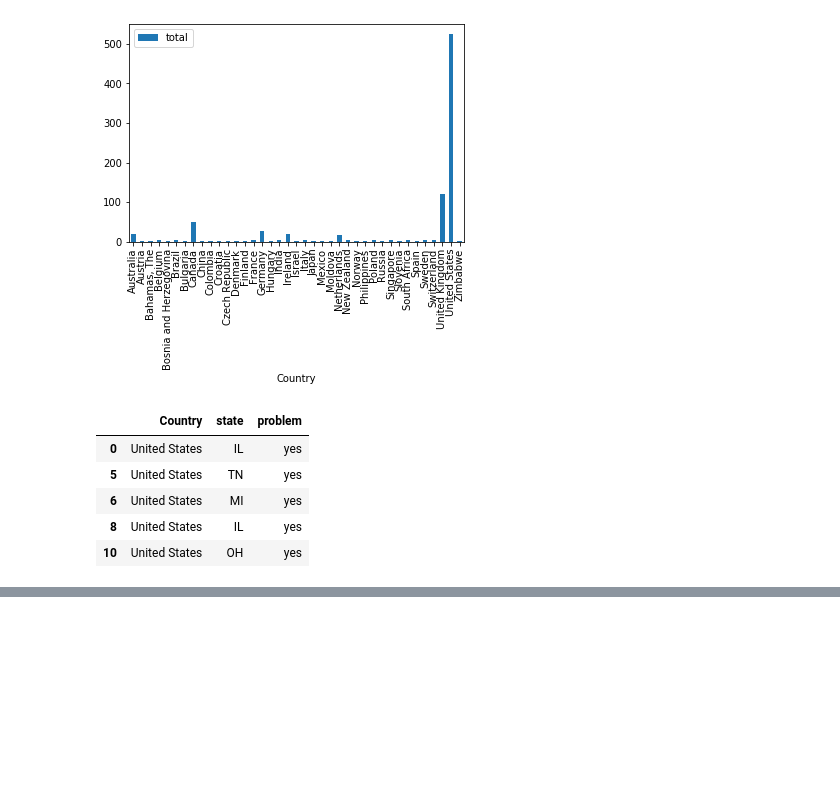
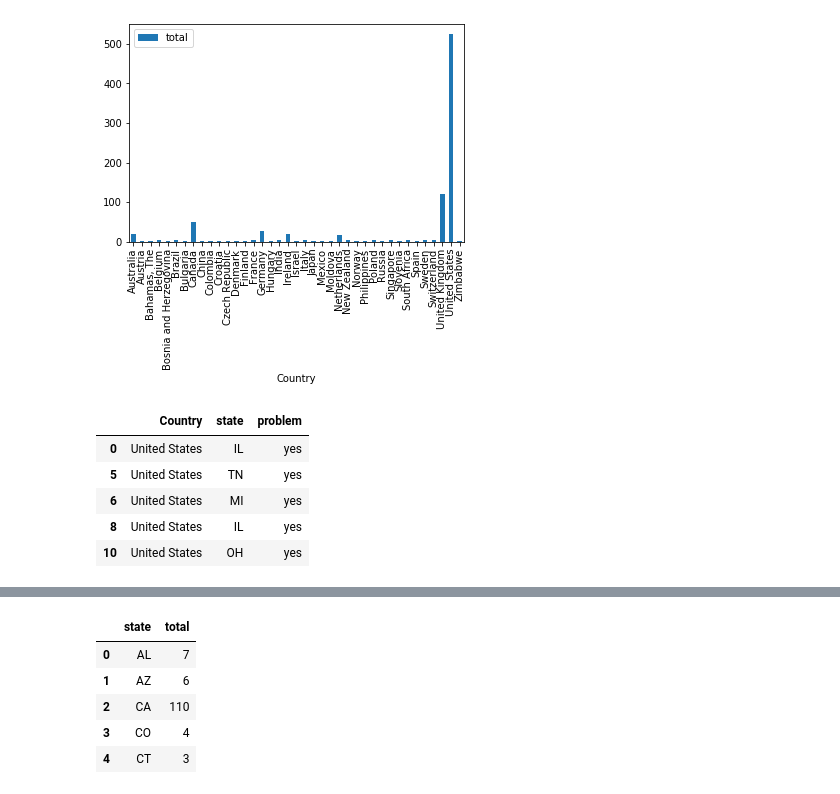
Before and after one commit to Rewanth23/rewanthassign, a Jupyter notebook: 1202finalassignment#4.ipynb, the cells around one changed output, grey strips where cells are left out. Saved outputs shown, nothing was run; the diff lists cells and outputs as text; code cells hidden in the pictures; blank space fills up the shorter version.

```diff
--- a/1202finalassignment#4.ipynb
+++ b/1202finalassignment#4.ipynb
@@ -69,0 +80,10 @@ mentalus.head()
+# %%
+mentalusstategroup = mentalusstates.groupby(['state'])['state'].count().reset_index(name='total')
+mentalusstategroup.head()
+# %% [output]
+|  | state | total |
+| 0 | AL | 7 |
+| 1 | AZ | 6 |
+| 2 | CA | 110 |
+| 3 | CO | 4 |
+| 4 | CT | 3 |
```
Also changed, not shown: parts of 3 cells of this notebook.
